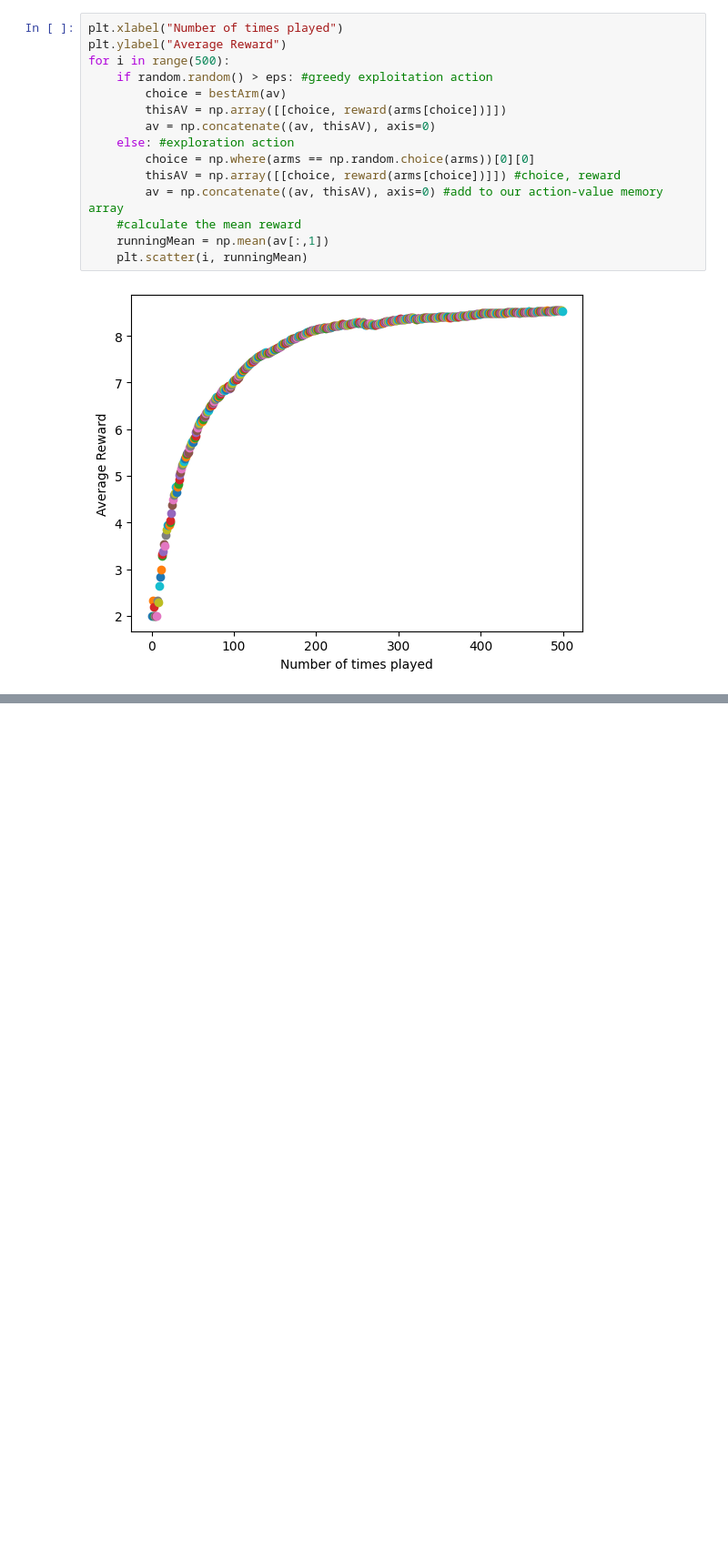
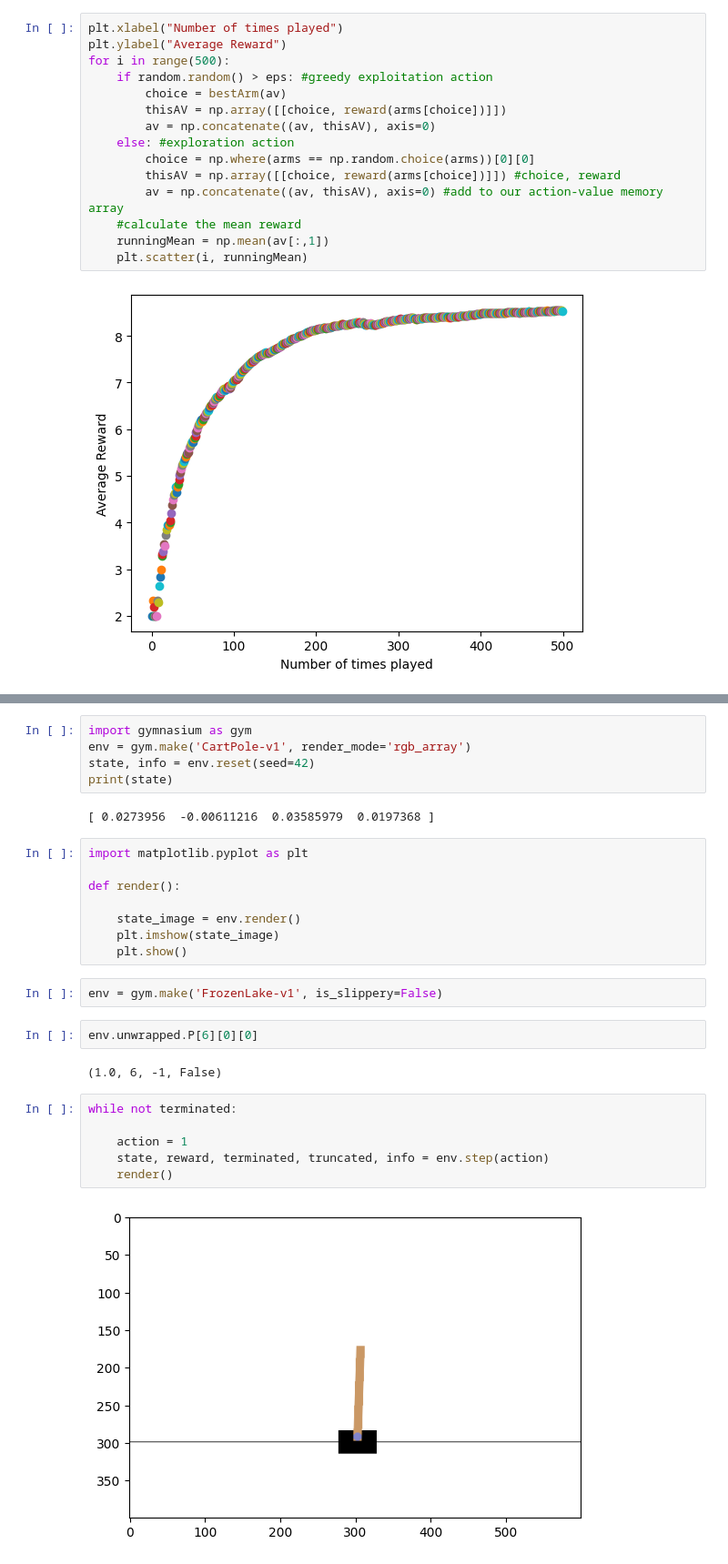
Before and after one commit to drdileepunni/RL-experiments, a Jupyter notebook: sandbox.ipynb, the cells around one changed output, grey strips where cells are left out. Shown at 91% size. Cells and saved outputs as stored; diff of their text form; blank space fills up the shorter version.

Commit message:
RL states and policies

```diff
--- a/sandbox.ipynb
+++ b/sandbox.ipynb
@@ -82,0 +111,29 @@ for i in range(500):
+# %%
+import gymnasium as gym
+env = gym.make('CartPole-v1', render_mode='rgb_array')
+state, info = env.reset(seed=42)
+print(state)
+# %% [output]
+[ 0.0273956  -0.00611216  0.03585979  0.0197368 ]
+# %%
+import matplotlib.pyplot as plt
+
+def render():
+
+    state_image = env.render()
+    plt.imshow(state_image)
+    plt.show()
+# %%
+env = gym.make('FrozenLake-v1', is_slippery=False)
+# %%
+env.unwrapped.P[6][0][0]
+# %% [output]
+(1.0, 6, -1, False)
+# %%
+while not terminated:
+
+    action = 1
+    state, reward, terminated, truncated, info = env.step(action)
+    render()
+# %% [output]
+[figure, added]
```
Also changed, not shown: parts of 17 cells of this notebook.
